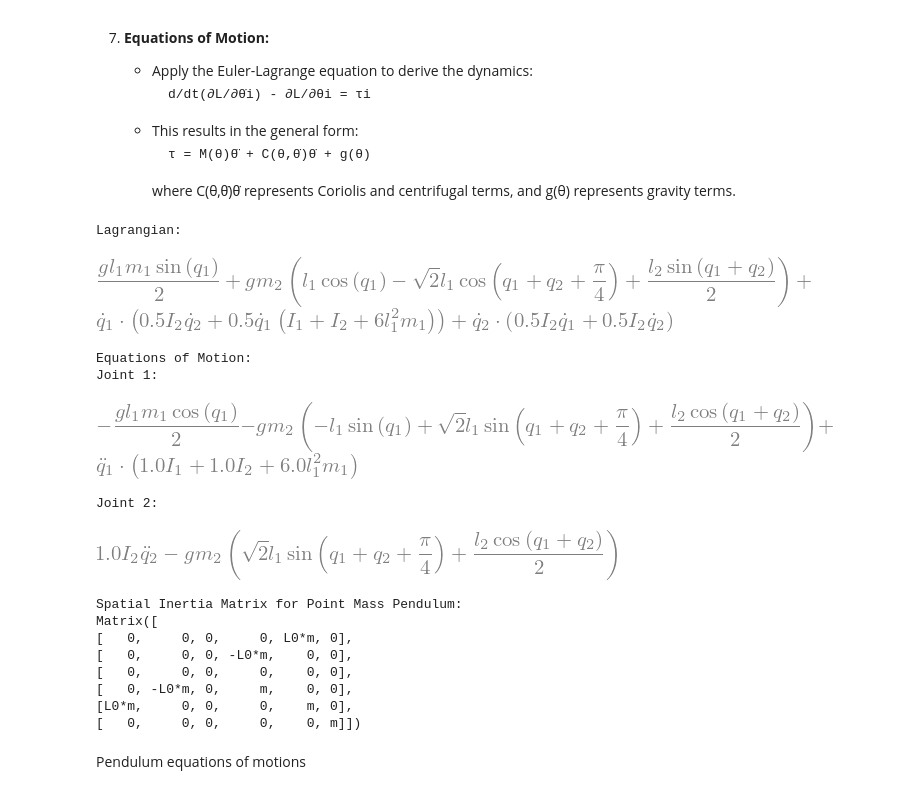
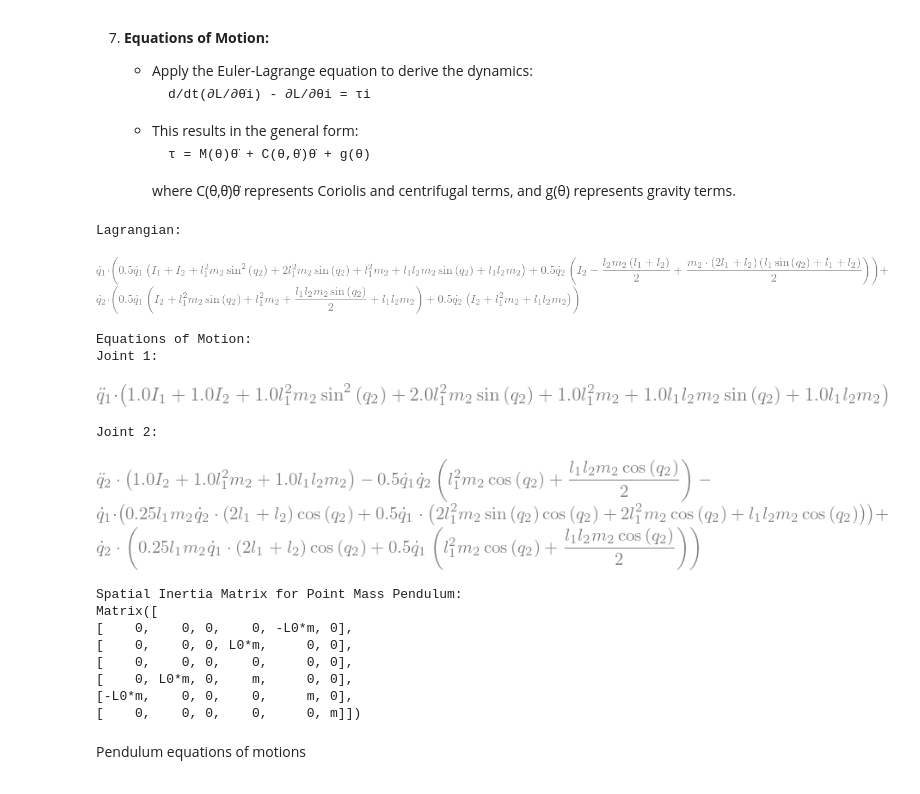
Before and after one commit to AmirSamanMirjalili/Robotics-Exercise, a Jupyter notebook: Code/E6.ipynb, the cells around one changed output. Drawn from its saved outputs; the diff is of its cells as text; code cells hidden in the pictures.

```diff
--- a/Code/E6.ipynb
+++ b/Code/E6.ipynb
@@ -844,8 +1193,8 @@ def create_spatial_inertia_matrix(mass, com, I):
     C = sf.Matrix33.skew_symmetric(com)
     G = sf.Matrix66.zero()
     G[:3, :3] = I  # Inertia tensor in upper-left corner
-    G[:3, 3:] = mass * C
-    G[3:, :3] = -mass * C
+    G[:3, 3:] = -mass * C
+    G[3:, :3] = mass * C
     G[3:, 3:] = mass * sf.Matrix33.eye(3,3)  # Mass matrix in lower-right corner
 
     return G
@@ -896,7 +1245,7 @@ def calculate_potential_energy(robot_model, T0i_list):
     sf.Scalar: Total potential energy of the robot.
     """
     V = sf.Matrix11([[0]])
-    g = sf.V3(0, -sf.Symbol("g", positive=True), 0)  # Gravity vector
+    g = sf.V3(0, 0, -sf.Symbol("g", positive=True))  # Gravity vector
 
     for i, (link, T) in enumerate(zip(robot_model['links'], T0i_list)):
         G = link['G']  # Spatial inertia matrix
@@ -1006,47 +1355,47 @@ def example_lagrangian_derivation():
     eom = derive_equations_of_motion(L, joint_angles, joint_velocities)
 
     print("\nEquations of Motion:")
     for i, eq in enumerate(eom):
         print(f"Joint {i+1}:")
         display(eq)
 
 # Run the example
 example_lagrangian_derivation()
 # Run the example
 # example_lagrangian_derivation()
 
 # Define symbols
 m = sf.Symbol("m")  # Mass of the bob
 L0 = sf.Symbol("L0")  # Length of the pendulum
 
 # For a point mass pendulum:
 # The center of mass is at the end of the rod
 com = sf.V3(0, 0, -L0)
 
 # The moment of inertia for a point mass about its center is zero
 I = sf.Matrix33.zero()
 
 # Create the spatial inertia matrix
 G_point_mass = create_spatial_inertia_matrix(m, com, I)
 
 print("Spatial Inertia Matrix for Point Mass Pendulum:")
 print(G_point_mass)
 # %% [output]
 Lagrangian:
-[figure, old version]
+[figure, new version]
 Equations of Motion:
 Joint 1:
-[figure, old version]
+[figure, new version]
 Joint 2:
-[figure, old version]
+[figure, new version]
 Spatial Inertia Matrix for Point Mass Pendulum:
 Matrix([
-[   0,     0, 0,     0, L0*m, 0],
-[   0,     0, 0, -L0*m,    0, 0],
-[   0,     0, 0,     0,    0, 0],
-[   0, -L0*m, 0,     m,    0, 0],
-[L0*m,     0, 0,     0,    m, 0],
-[   0,     0, 0,     0,    0, m]])
+[    0,    0, 0,    0, -L0*m, 0],
+[    0,    0, 0, L0*m,     0, 0],
+[    0,    0, 0,    0,     0, 0],
+[    0, L0*m, 0,    m,     0, 0],
+[-L0*m,    0, 0,    0,     m, 0],
+[    0,    0, 0,    0,     0, m]])
 # %% [markdown]
 Pendulum equations of motions
 # %%
```
Also changed, not shown: parts of 5 cells of this notebook, 6 other files.
